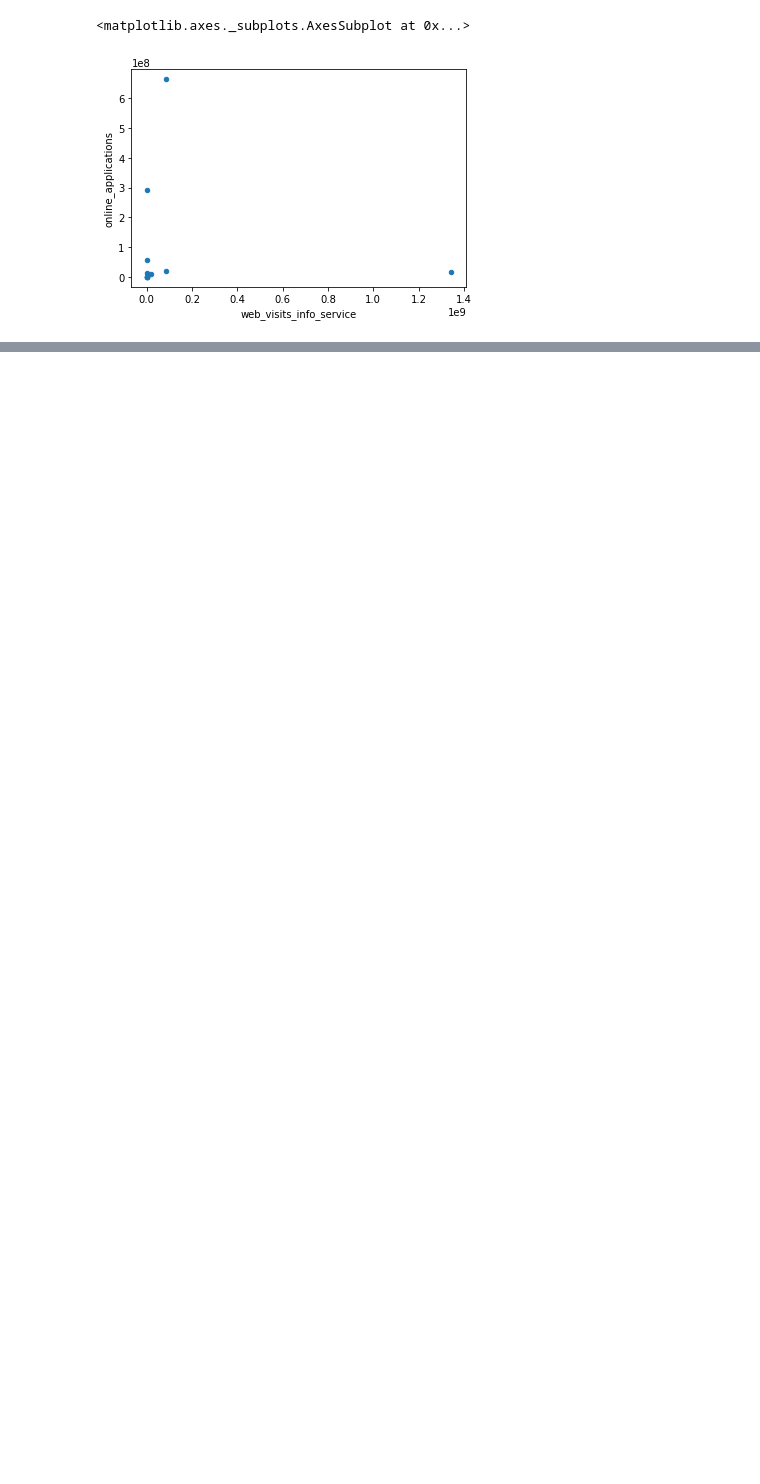
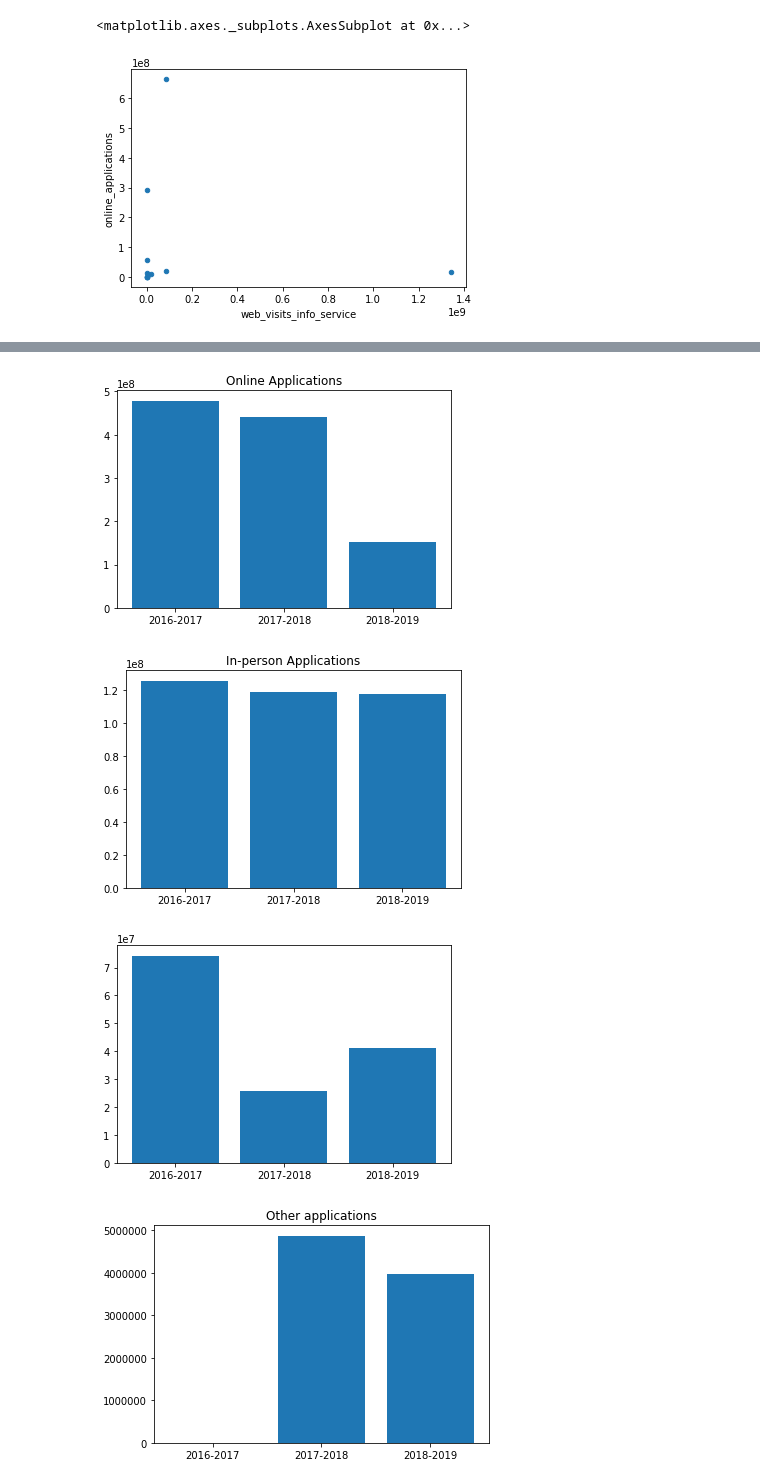
Before and after one commit to d-ta/GC-Service-Inventory-EDA, a Jupyter notebook: GC Service Inventory_DJ.ipynb, the cells around one changed output, grey strips where cells are left out. Saved outputs shown, nothing was run; the diff lists cells and outputs as text; code cells hidden in the pictures; blank space fills up the shorter version.

```diff
--- a/GC Service Inventory_DJ.ipynb
+++ b/GC Service Inventory_DJ.ipynb
@@ -109,0 +156,3 @@ df_inv_online_data.plot(kind='scatter',x='web_visits_info_service',y='online_app
+# %%
+df_inv_apps_data = df_inv_relevantDeps[['fiscal_yr','department_name_en', 'online_applications', 'in_person_applications', 'postal_mail_applications', 'other_applications']]
+df_inv_apps_data.head()
@@ -109,0 +168,3 @@ df_inv_online_data.plot(kind='scatter',x='web_visits_info_service',y='online_app
+# %%
+column_list=['online_applications', 'in_person_applications', 'postal_mail_applications', 'other_applications']
+df_inv_apps_data["total_applications"]=df_inv_apps_data[column_list].agg(sum, axis=1)
@@ -109,0 +176,3 @@ df_inv_online_data.plot(kind='scatter',x='web_visits_info_service',y='online_app
+# %%
+df_inv_apps_data_merge=df_inv_apps_data.groupby('fiscal_yr').agg(sum)
+df_inv_apps_data_merge.head()
@@ -109,0 +185,26 @@ df_inv_online_data.plot(kind='scatter',x='web_visits_info_service',y='online_app
+# %%
+fig1, ax1=plt.subplots()
+
+ax1.bar(df_inv_apps_data_merge.index, df_inv_apps_data_merge.online_applications, label='online applications')
+ax1.set_title("Online Applications")
+fig2,ax2=plt.subplots()
+ax2.bar(df_inv_apps_data_merge.index, df_inv_apps_data_merge.in_person_applications)
+ax2.set_title('In-person Applications')
+
+fig3, ax3=plt.subplots()
+ax3.bar(df_inv_apps_data_merge.index, df_inv_apps_data_merge.postal_mail_applications)
+
+fig4, ax4=plt.subplots()
+ax4.bar(df_inv_apps_data_merge.index, df_inv_apps_data_merge.other_applications)
+ax4.set_title("Other applications")
+
+fig5, ax5=plt.subplots()
+ax5.bar(df_inv_apps_data_merge.index, df_inv_apps_data_merge.total_applications)
+ax5.set_title("Total applications")
+
+plt.show()
+# %% [output]
+[figure, added]
+[figure, added]
+[figure, added]
+[figure, added]
```
Also changed, not shown: parts of 14 cells of this notebook, 1 other file.
